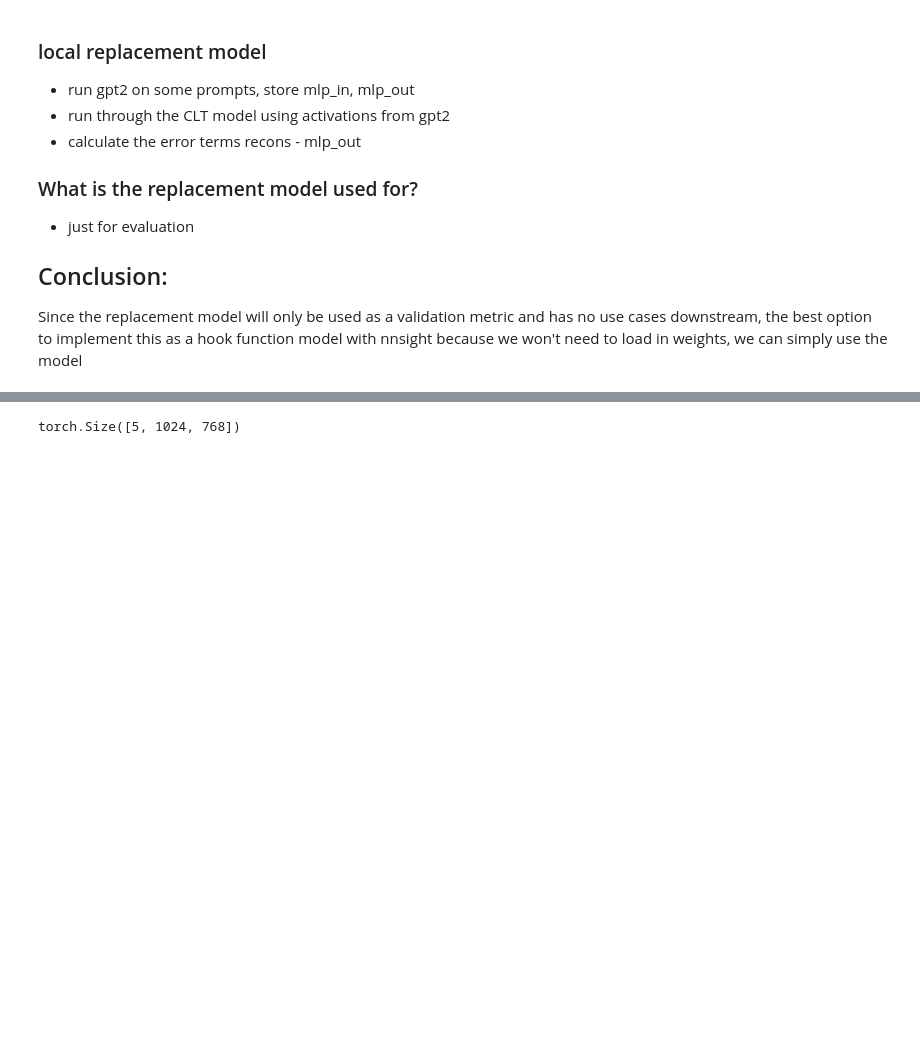
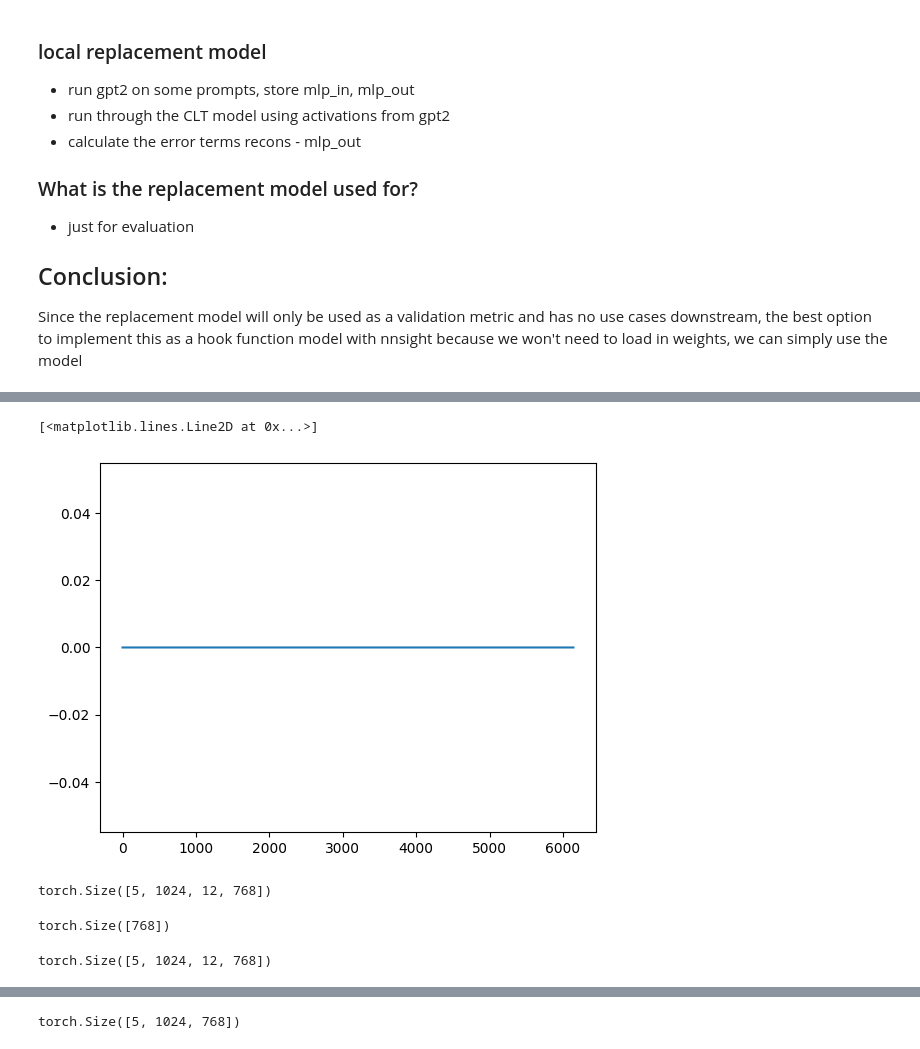
Before and after one commit to Goreg12345/crosslayer-transcoder, a Jupyter notebook: replacement_model.ipynb, the cells around one changed output, grey strips where cells are left out. Drawn from its saved outputs; the diff is of its cells as text; code cells hidden in the pictures; blank space fills up the shorter version.

```diff
--- a/replacement_model.ipynb
+++ b/replacement_model.ipynb
@@ -107,0 +192,19 @@ Token indices sequence length is longer than the specified maximum sequence leng
+# %%
+plt.plot(features[0, 30, 7].cpu().numpy())
+# %% [output]
+[<matplotlib.lines.Line2D at 0x...>]
+[figure, added]
+# %%
+mlp_outs.shape
+# %% [output]
+torch.Size([5, 1024, 12, 768])
+# %%
+outs = torch.stack(mlp_outs)
+outs = rearrange(outs, 'n_layers batch_size seq_len d_acts -> (batch_size seq_len) n_layers d_acts')
+outs[0, 0].shape
+# %% [output]
+torch.Size([768])
+# %%
+mlp_outs.shape
+# %% [output]
+torch.Size([5, 1024, 12, 768])
```
Also changed, not shown: parts of 24 cells of this notebook, 10 other files.
